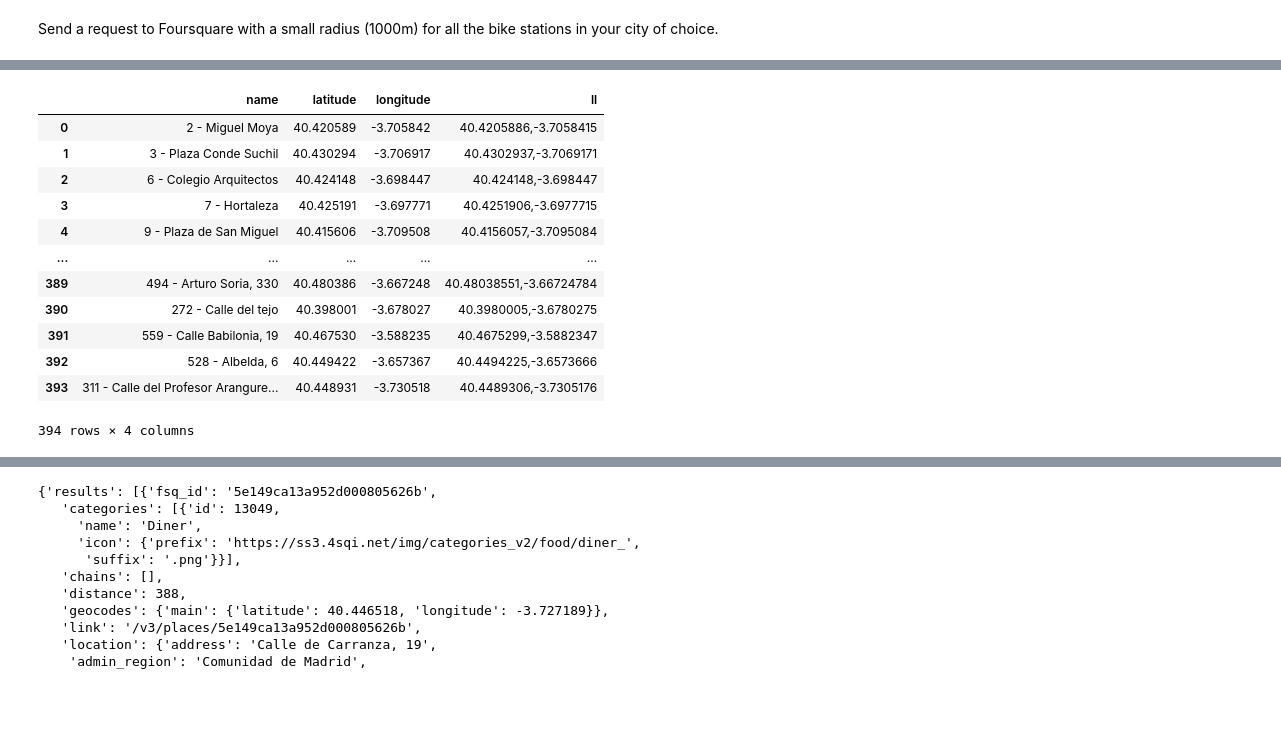
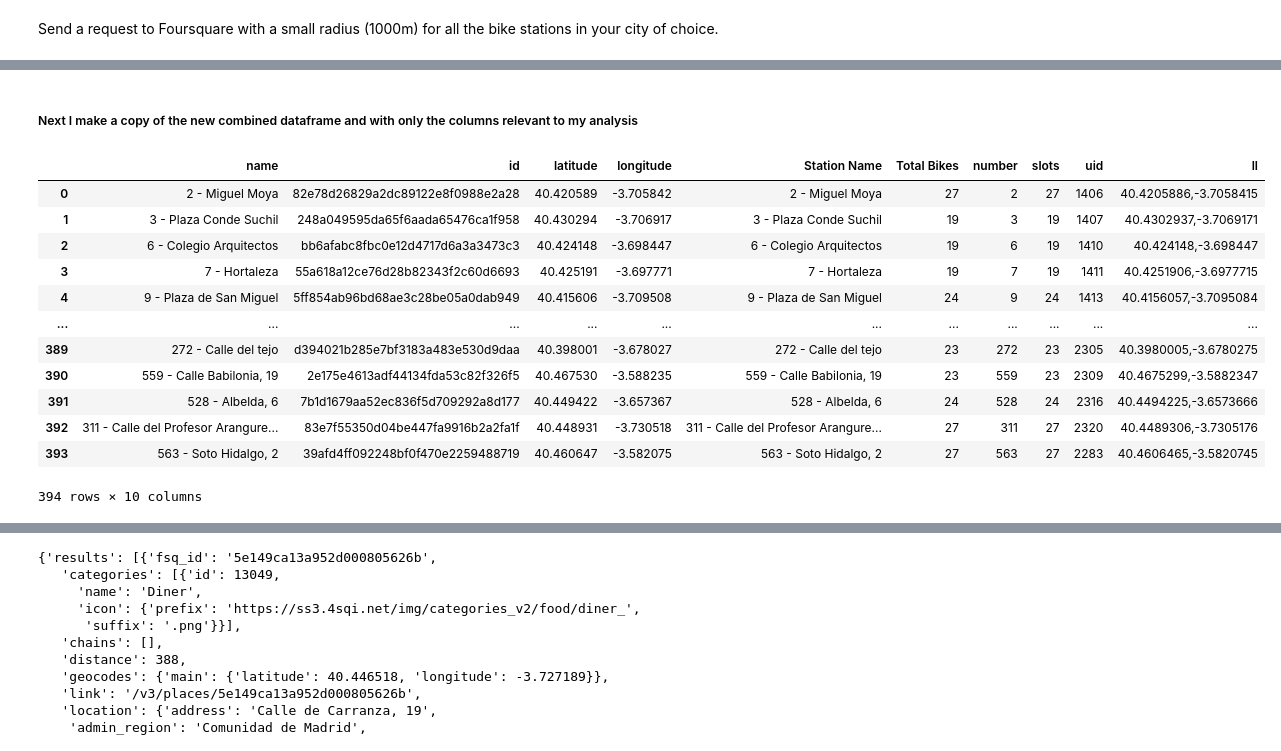
Before and after one commit to Affuya/LHL-Statistical-Modelling-Project, a Jupyter notebook: notebooks/yelp_foursquare_EDA.ipynb, the cells around one changed output, grey strips where cells are left out. Drawn from its saved outputs; the diff is of its cells as text; code cells hidden in the pictures; blank space fills up the shorter version.

```diff
--- a/notebooks/yelp_foursquare_EDA.ipynb
+++ b/notebooks/yelp_foursquare_EDA.ipynb
@@ -51,0 +129,9 @@ data
+# %%
+# Assuming 'data' is your original DataFrame and 'extra_col_data' is the DataFrame
+# containing the extracted 'extra' column values (as shown in the previous responses)
+
+# Concatenate the two DataFrames along the columns axis (axis=1)
+merged_data = pd.concat([data, extra_col_data], axis=1)
+
+# Display the merged DataFrame
+merged_data.info() # This gives us same number of rows and 15 columns. Making progress
@@ -52,6 +156,6 @@ data
 # %%
 # Create a new column concatenating latitude and longitude into a comma-separated string
-data['ll'] = data['latitude'].astype(str) + ',' + data['longitude'].astype(str)
-data.head()
+merged_data['ll'] = merged_data['latitude'].astype(str) + ',' + merged_data['longitude'].astype(str)
+merged_data.head(3) # View the dataframe with the new column 'll' added.
 # %% [output]
 |  | Unnamed: 0 | empty_slots | extra | free_bikes | id | latitude | longitude | name | timestamp | ... |
@@ -63,18 +186,20 @@ data.head()
+# %% [markdown]
+##### Next I make a copy of the new combined dataframe and with only the columns relevant to my analysis
 # %%
 # create a new dataframe with required columns
-data2 = data[['name', 'latitude', 'longitude', 'll']]
-data2
+new_merged_df = merged_data[['name', 'id','latitude', 'longitude', 'Station Name', 'Total Bikes', 'number', 'slots', 'uid','ll']]
+new_merged_df
 # %% [output]
-|  | name | latitude | longitude | ll |
-| 0 | 2 - Miguel Moya | 40.420589 | -3.705842 | 40.4205886,-3.7058415 |
-| 1 | 3 - Plaza Conde Suchil | 40.430294 | -3.706917 | 40.4302937,-3.7069171 |
-| 2 | 6 - Colegio Arquitectos | 40.424148 | -3.698447 | 40.424148,-3.698447 |
-| 3 | 7 - Hortaleza | 40.425191 | -3.697771 | 40.4251906,-3.6977715 |
-| 4 | 9 - Plaza de San Miguel | 40.415606 | -3.709508 | 40.4156057,-3.7095084 |
-| ... | ... | ... | ... | ... |
-| 389 | 494 - Arturo Soria, 330 | 40.480386 | -3.667248 | 40.48038551,-3.66724784 |
-| 390 | 272 - Calle del tejo | 40.398001 | -3.678027 | 40.3980005,-3.6780275 |
-| 391 | 559 - Calle Babilonia, 19 | 40.467530 | -3.588235 | 40.4675299,-3.5882347 |
-| 392 | 528 - Albelda, 6 | 40.449422 | -3.657367 | 40.4494225,-3.6573666 |
-| 393 | 311 - Calle del Profesor Arangure... | 40.448931 | -3.730518 | 40.4489306,-3.7305176 |
+|  | name | id | latitude | longitude | Station Name | Total Bikes | number | slots | uid | ll |
+| 0 | 2 - Miguel Moya | 82e78d26829a2dc89122e8f0988e2a28 | 40.420589 | -3.705842 | 2 - Miguel Moya | 27 | 2 | 27 | 1406 | 40.4205886,-3.7058415 |
+| 1 | 3 - Plaza Conde Suchil | 248a049595da65f6aada65476ca1f958 | 40.430294 | -3.706917 | 3 - Plaza Conde Suchil | 19 | 3 | 19 | 1407 | 40.4302937,-3.7069171 |
+| 2 | 6 - Colegio Arquitectos | bb6afabc8fbc0e12d4717d6a3a3473c3 | 40.424148 | -3.698447 | 6 - Colegio Arquitectos | 19 | 6 | 19 | 1410 | 40.424148,-3.698447 |
+| 3 | 7 - Hortaleza | 55a618a12ce76d28b82343f2c60d6693 | 40.425191 | -3.697771 | 7 - Hortaleza | 19 | 7 | 19 | 1411 | 40.4251906,-3.6977715 |
+| 4 | 9 - Plaza de San Miguel | 5ff854ab96bd68ae3c28be05a0dab949 | 40.415606 | -3.709508 | 9 - Plaza de San Miguel | 24 | 9 | 24 | 1413 | 40.4156057,-3.7095084 |
+| ... | ... | ... | ... | ... | ... | ... | ... | ... | ... | ... |
+| 389 | 272 - Calle del tejo | d394021b285e7bf3183a483e530d9daa | 40.398001 | -3.678027 | 272 - Calle del tejo | 23 | 272 | 23 | 2305 | 40.3980005,-3.6780275 |
+| 390 | 559 - Calle Babilonia, 19 | 2e175e4613adf44134fda53c82f326f5 | 40.467530 | -3.588235 | 559 - Calle Babilonia, 19 | 23 | 559 | 23 | 2309 | 40.4675299,-3.5882347 |
+| 391 | 528 - Albelda, 6 | 7b1d1679aa52ec836f5d709292a8d177 | 40.449422 | -3.657367 | 528 - Albelda, 6 | 24 | 528 | 24 | 2316 | 40.4494225,-3.6573666 |
+| 392 | 311 - Calle del Profesor Arangure... | 83e7f55350d04be447fa9916b2a2fa1f | 40.448931 | -3.730518 | 311 - Calle del Profesor Arangure... | 27 | 311 | 27 | 2320 | 40.4489306,-3.7305176 |
+| 393 | 563 - Soto Hidalgo, 2 | 39afd4ff092248bf0f470e2259488719 | 40.460647 | -3.582075 | 563 - Soto Hidalgo, 2 | 27 | 563 | 27 | 2283 | 40.4606465,-3.5820745 |
-394 rows × 4 columns
+394 rows × 10 columns
```
Also changed, not shown: parts of 26 cells of this notebook, 2 other files.
